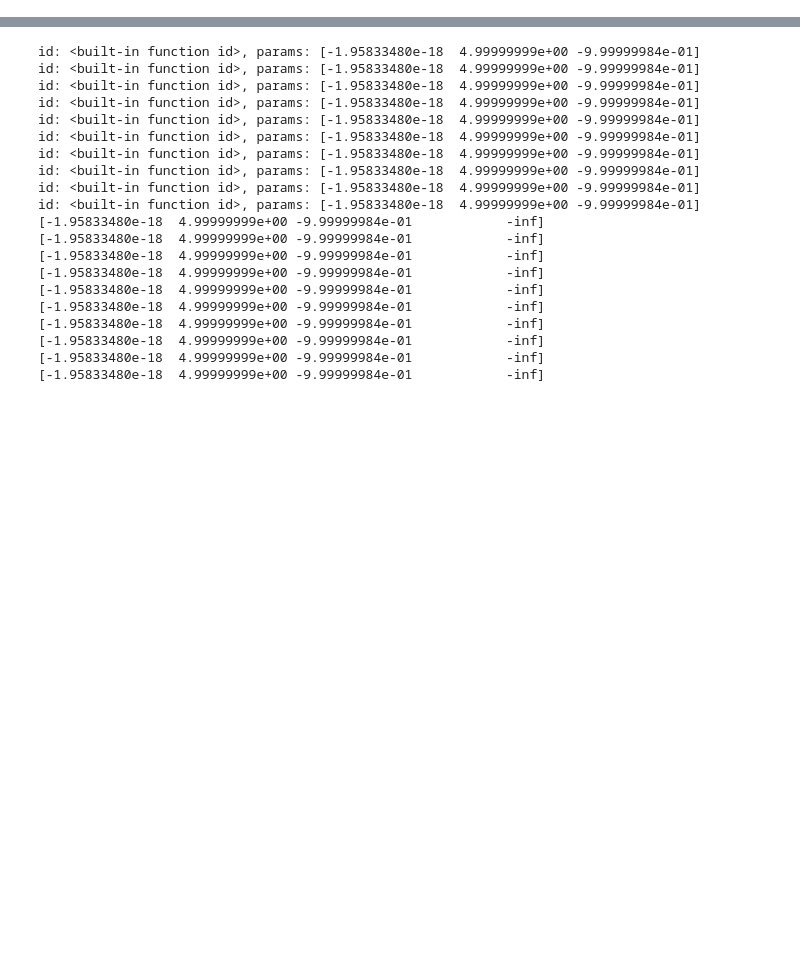
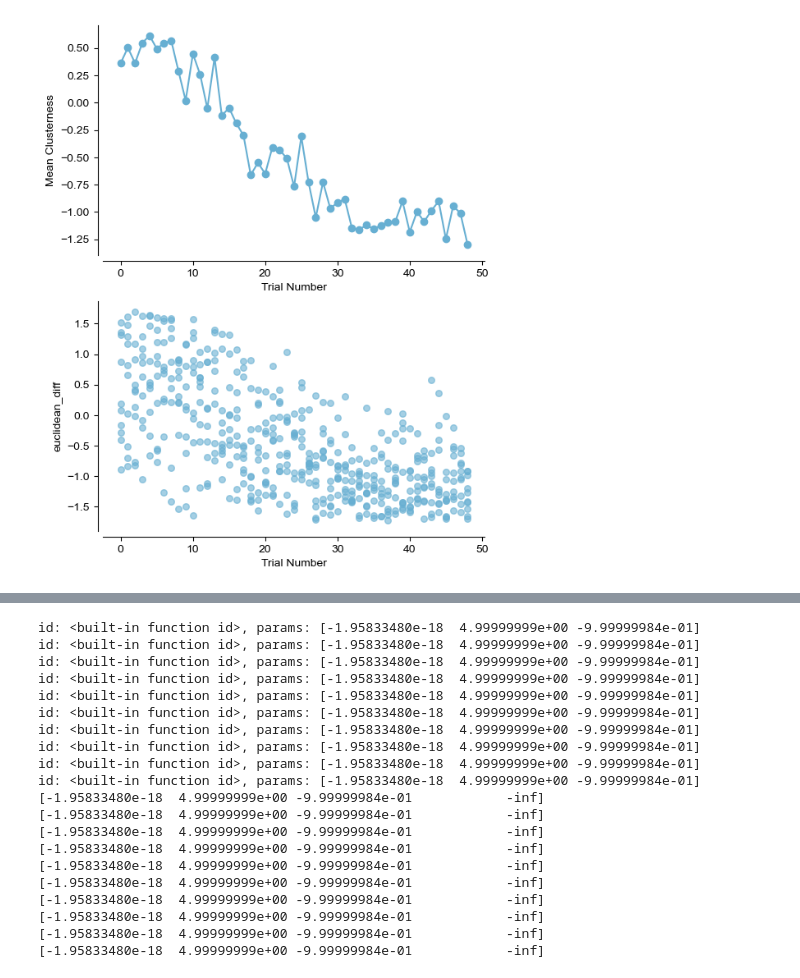
Before and after one commit to jaimemcc/bazzino, a Jupyter notebook: notebooks/crosscorrelation.ipynb, the cells around one changed output, grey strips where cells are left out. Saved outputs shown, nothing was run; the diff lists cells and outputs as text; code cells hidden in the pictures; blank space fills up the shorter version.

```diff
--- a/notebooks/crosscorrelation.ipynb
+++ b/notebooks/crosscorrelation.ipynb
@@ -69,0 +98,29 @@ Index(['trial', 'id', 'condition', 'infusiontype', 'cluster_photo',
+# %%
+f, [ax1, ax2] = plt.subplots(nrows=2, figsize=(6, 8))
+
+(x_array
+.query("infusiontype == '45NaCl' & condition == 'deplete'")
+.groupby("trial")
+#.clusterness_photo
+.euclidean_diff
+.mean()
+.plot(ax=ax1, color=colors[0], marker='o', linestyle='-')
+)
+
+ax1.set_ylabel("Mean Clusterness")
+
+(x_array
+.query("infusiontype == '45NaCl' & condition == 'deplete'")
+.plot(ax=ax2, kind="scatter",
+      # x="trial", y="clusterness_photo",
+      x="trial", y="euclidean_diff",
+      color=colors[0],
+      alpha=0.6, s=30)
+# .scatter(x="trial", y="clusterness_photo")
+)
+
+for axis in [ax1, ax2]:
+    axis.set_xlabel("Trial Number")
+    sns.despine(ax=axis, offset=5)
+# %% [output]
+[figure, added]
```
Also changed, not shown: parts of 15 cells of this notebook, 1 other file.
